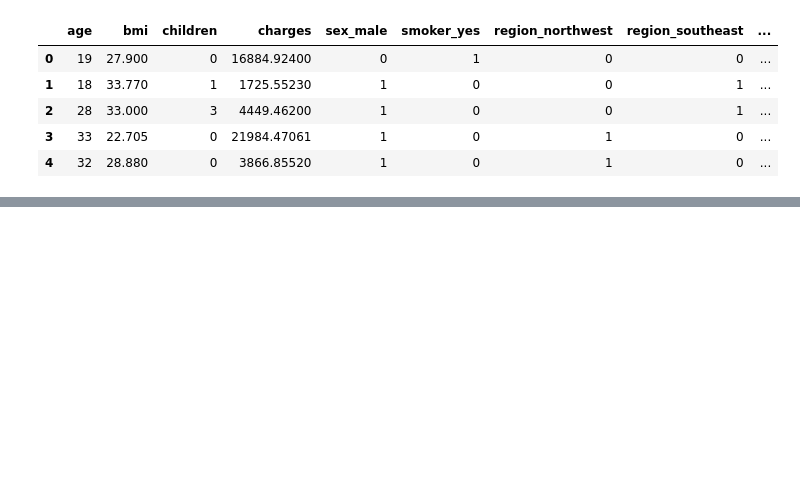
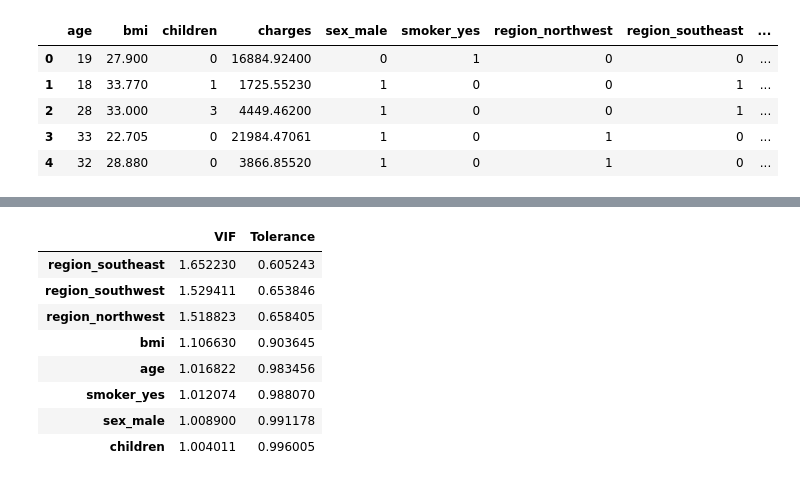
Before and after one commit to barisaltunkara/PythonEDA, a Jupyter notebook: MLROLS.ipynb, the cells around one changed output, grey strips where cells are left out. Cells and saved outputs as stored; diff of their text form; code cells hidden in the pictures; blank space fills up the shorter version.

```diff
--- a/MLROLS.ipynb
+++ b/MLROLS.ipynb
@@ -270,0 +269,5 @@ sns.histplot(df_minmax.charges);
+# %%
+y = np.log(df.charges)
+X = df.drop(columns=["charges"]).assign(const=1)
+
+print(sn.OLS(y, X).fit().summary())
@@ -270,0 +300,40 @@ sns.histplot(df_minmax.charges);
+# %%
+def vif(df):
+    # initialize dictionaries
+    vif_dict, tolerance_dict = {}, {}
+
+    # form input data for each exogenous variable
+    for col in df.drop(columns=["const"]):
+        y = df[col]
+        X = df.drop(columns=[col])
+
+        # extract r-squared from the fit
+        r_squared = LinearRegression().fit(X, y).score(X, y)
+
+        # calculate VIF
+        if r_squared < 1: # Prevent division by zero runtime error
+            vif = 1/(1 - r_squared)
+        else:
+            vif = 100
+        vif_dict[col] = vif
+
+        # calculate tolerance
+        tolerance = 1 - r_squared
+        tolerance_dict[col] = tolerance
+
+        # generate the DataFrame to return
+        df_output = pd.DataFrame({"VIF": vif_dict, "Tolerance": tolerance_dict})
+
+    return df_output.sort_values(by=["VIF"], ascending=False)
+# %%
+vif(X)
+# %% [output]
+|  | VIF | Tolerance |
+| region_southeast | 1.652230 | 0.605243 |
+| region_southwest | 1.529411 | 0.653846 |
+| region_northwest | 1.518823 | 0.658405 |
+| bmi | 1.106630 | 0.903645 |
+| age | 1.016822 | 0.983456 |
+| smoker_yes | 1.012074 | 0.988070 |
+| sex_male | 1.008900 | 0.991178 |
+| children | 1.004011 | 0.996005 |
```
Also changed, not shown: parts of 15 cells of this notebook.
